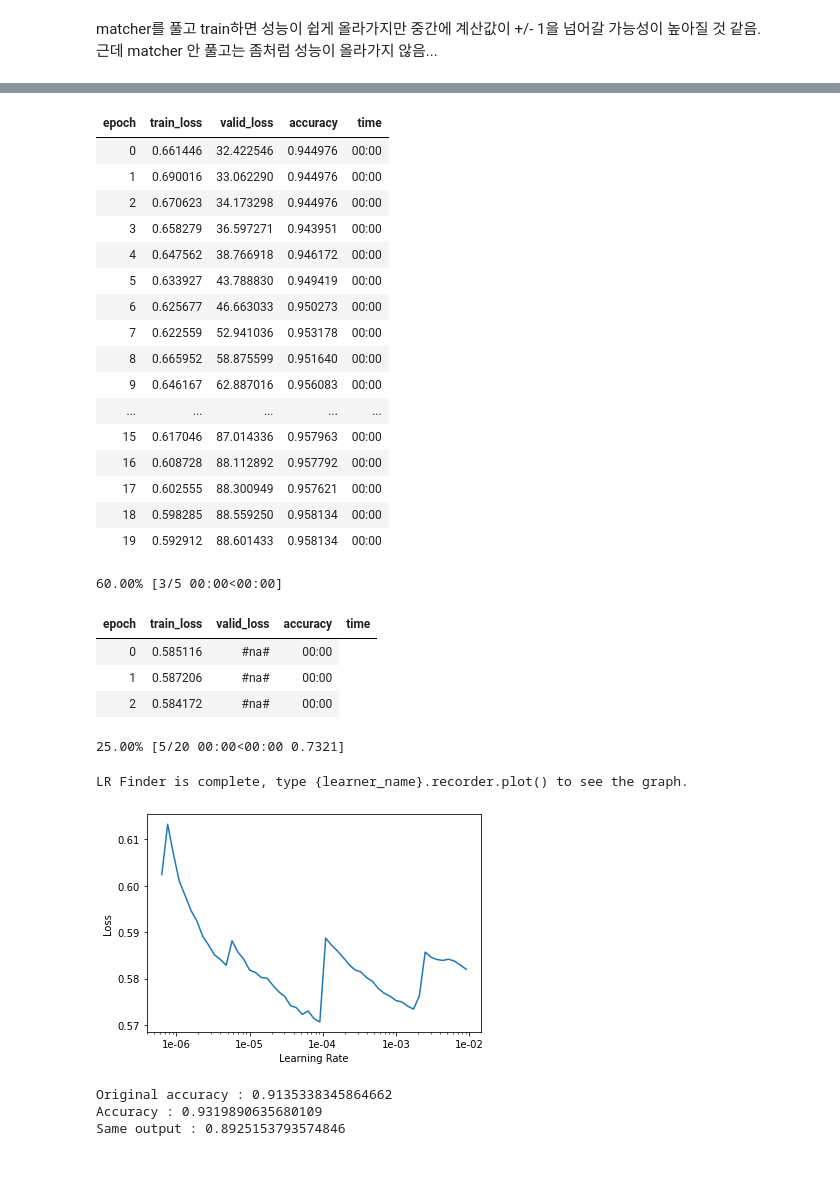
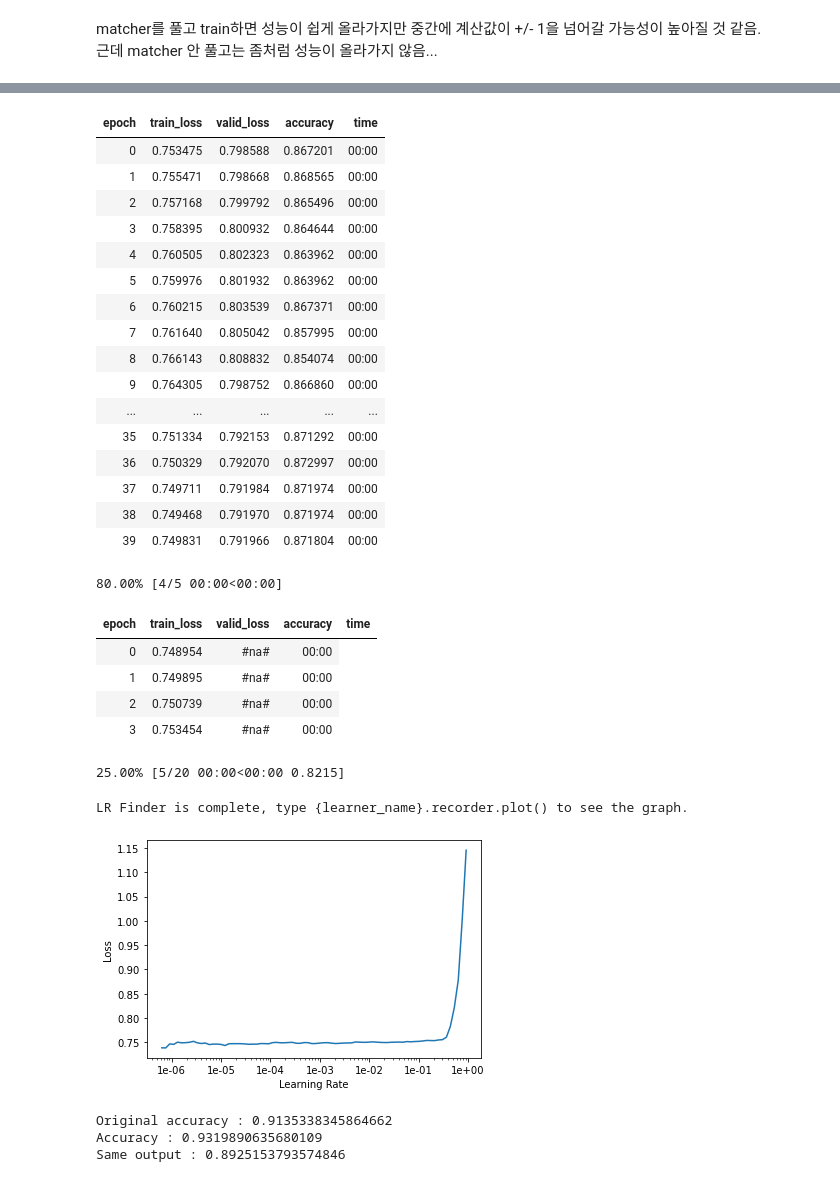
Before and after one commit to Deep-In-Sight/Kinect_BBS_demo, a Jupyter notebook: nbs/HEAAN_HNFR_training_freeze.ipynb, the cells around one changed output, grey strips where cells are left out. Drawn from its saved outputs; the diff is of its cells as text; code cells hidden in the pictures.

```diff
--- a/nbs/HEAAN_HNFR_training_freeze.ipynb
+++ b/nbs/HEAAN_HNFR_training_freeze.ipynb
@@ -113,7 +113,7 @@ CAM_LIST= {1: "e",
            14:"e"}
 #for action in np.arange(1,15):
 # 3, 9는 아직 없음 , 12번 다시.
-action = 12
+action = 14
 cam = CAM_LIST[action]
 
 fn_model_out = f"trained_model_{action}_{cam}.pickle"
@@ -144,8 +144,8 @@ print(X_valid.min(), X_valid.max())
 from sklearn.tree import BaseDecisionTree
 from fase.hnrf.tree import NeuralRF
 
-dilatation_factor = 10
-polynomial_degree = 10
+dilatation_factor = 15
+polynomial_degree = 31
 
 estimators = rf_model.estimators_
 
@@ -223,5 +223,5 @@ LR Finder is complete, type {learner_name}.recorder.plot() to see the graph.
 # %%
-learn.fit_one_cycle(20, 1.5)
+learn.fit_one_cycle(50, 0.3)
 
 learn.lr_find()
 learn.recorder.plot()
@@ -255,5 +255,5 @@ LR Finder is complete, type {learner_name}.recorder.plot() to see the graph.
 # %%
-learn.fit_one_cycle(50, 0.1)
+learn.fit_one_cycle(100, 0.1)
 learn.lr_find()
 learn.recorder.plot()
 # %% [output]
@@ -286,33 +286,34 @@ LR Finder is complete, type {learner_name}.recorder.plot() to see the graph.
 # %%
-learn.fit_one_cycle(20, 0.0007)
+learn.fit_one_cycle(40, 0.02)
 learn.lr_find()
 learn.recorder.plot()
 # %% [output]
 | epoch | train_loss | valid_loss | accuracy | time |
-| 0 | 0.661446 | 32.422546 | 0.944976 | 00:00 |
-| 1 | 0.690016 | 33.062290 | 0.944976 | 00:00 |
-| 2 | 0.670623 | 34.173298 | 0.944976 | 00:00 |
-| 3 | 0.658279 | 36.597271 | 0.943951 | 00:00 |
-| 4 | 0.647562 | 38.766918 | 0.946172 | 00:00 |
-| 5 | 0.633927 | 43.788830 | 0.949419 | 00:00 |
-| 6 | 0.625677 | 46.663033 | 0.950273 | 00:00 |
-| 7 | 0.622559 | 52.941036 | 0.953178 | 00:00 |
-| 8 | 0.665952 | 58.875599 | 0.951640 | 00:00 |
-| 9 | 0.646167 | 62.887016 | 0.956083 | 00:00 |
+| 0 | 0.753475 | 0.798588 | 0.867201 | 00:00 |
+| 1 | 0.755471 | 0.798668 | 0.868565 | 00:00 |
+| 2 | 0.757168 | 0.799792 | 0.865496 | 00:00 |
+| 3 | 0.758395 | 0.800932 | 0.864644 | 00:00 |
+| 4 | 0.760505 | 0.802323 | 0.863962 | 00:00 |
+| 5 | 0.759976 | 0.801932 | 0.863962 | 00:00 |
+| 6 | 0.760215 | 0.803539 | 0.867371 | 00:00 |
+| 7 | 0.761640 | 0.805042 | 0.857995 | 00:00 |
+| 8 | 0.766143 | 0.808832 | 0.854074 | 00:00 |
+| 9 | 0.764305 | 0.798752 | 0.866860 | 00:00 |
 | ... | ... | ... | ... | ... |
-| 15 | 0.617046 | 87.014336 | 0.957963 | 00:00 |
-| 16 | 0.608728 | 88.112892 | 0.957792 | 00:00 |
-| 17 | 0.602555 | 88.300949 | 0.957621 | 00:00 |
-| 18 | 0.598285 | 88.559250 | 0.958134 | 00:00 |
-| 19 | 0.592912 | 88.601433 | 0.958134 | 00:00 |
+| 35 | 0.751334 | 0.792153 | 0.871292 | 00:00 |
+| 36 | 0.750329 | 0.792070 | 0.872997 | 00:00 |
+| 37 | 0.749711 | 0.791984 | 0.871974 | 00:00 |
+| 38 | 0.749468 | 0.791970 | 0.871974 | 00:00 |
+| 39 | 0.749831 | 0.791966 | 0.871804 | 00:00 |
-60.00% [3/5 00:00<00:00]
+80.00% [4/5 00:00<00:00]
 | epoch | train_loss | valid_loss | accuracy | time |
-| 0 | 0.585116 | #na# | 00:00 |
-| 1 | 0.587206 | #na# | 00:00 |
-| 2 | 0.584172 | #na# | 00:00 |
+| 0 | 0.748954 | #na# | 00:00 |
+| 1 | 0.749895 | #na# | 00:00 |
+| 2 | 0.750739 | #na# | 00:00 |
+| 3 | 0.753454 | #na# | 00:00 |
-25.00% [5/20 00:00<00:00 0.7321]
+25.00% [5/20 00:00<00:00 0.8215]
 LR Finder is complete, type {learner_name}.recorder.plot() to see the graph.
-[figure, old version]
+[figure, new version]
 # %%
 ## Fine-tuned NRF model
 pred = rf_model.predict(X_valid)
```
Also changed, not shown: parts of 3 cells of this notebook, 8 other files.
